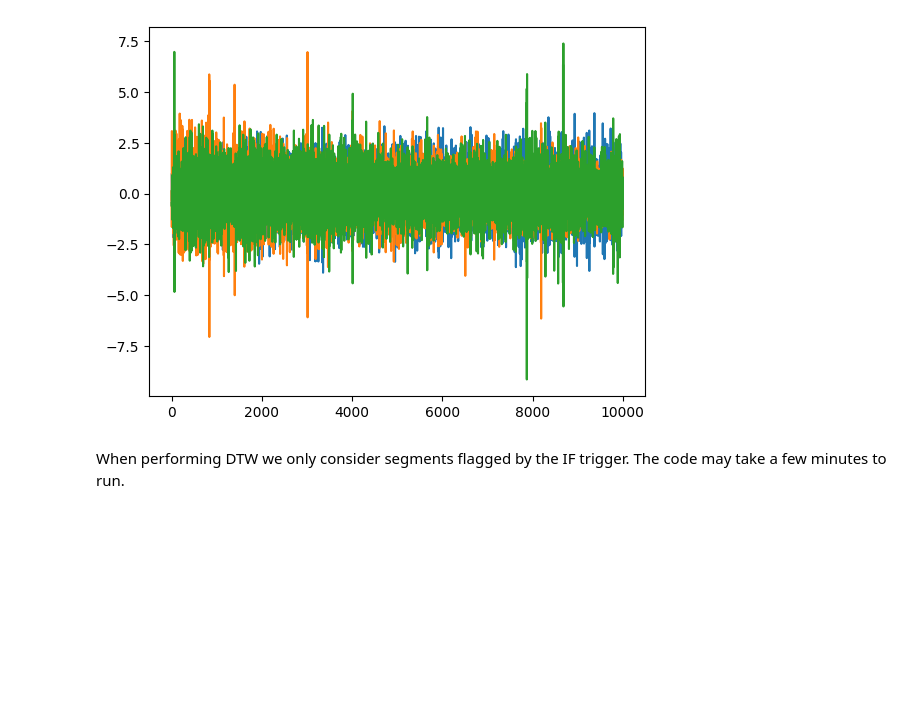
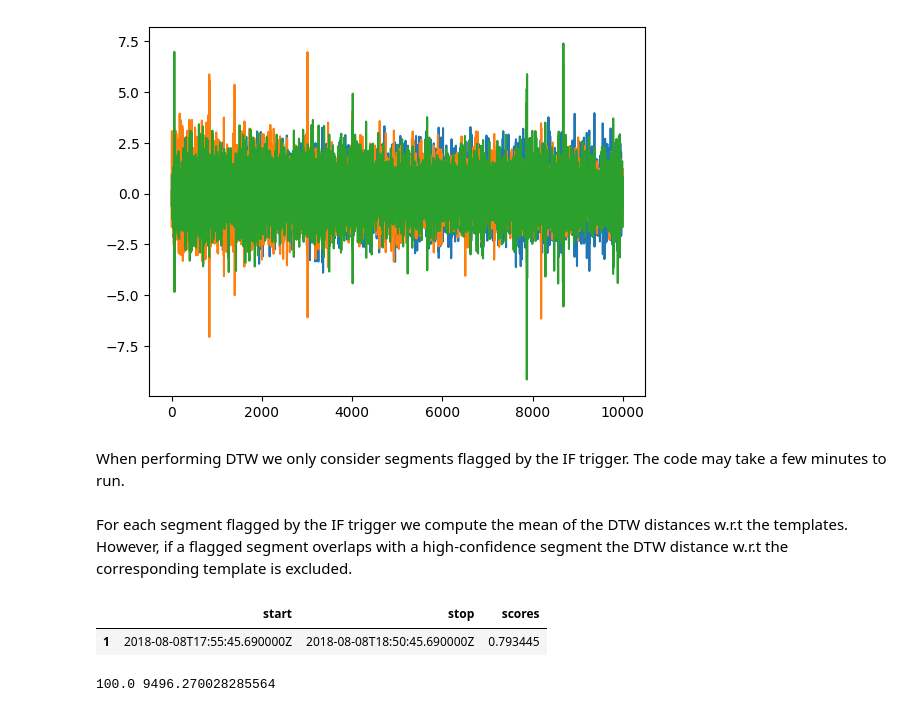
Before and after one commit to FKamper/seismic-isolation-forest, a Jupyter notebook: notebooks/dtw_illustration.ipynb, the cells around one changed output. Cells and saved outputs as stored; diff of their text form; code cells hidden in the pictures; blank space fills up the shorter version.

```diff
--- a/notebooks/dtw_illustration.ipynb
+++ b/notebooks/dtw_illustration.ipynb
@@ -70,3 +63,10 @@ for i in range(if_detections.shape[0]):
         )
     )
 dtw_dists = np.array(dtw_dists)
+# %% [markdown]
+For each segment flagged by the IF trigger we compute the mean of the DTW distances w.r.t the templates. However, if a flagged segment overlaps with a high-confidence segment the DTW distance w.r.t the corresponding template is excluded.
+# %%
+if_detections.loc[[i]]
+# %% [output]
+|  | start | stop | scores |
+| 1 | 2018-08-08T17:55:45.690000Z | 2018-08-08T18:50:45.690000Z | 0.793445 |
@@ -72,0 +95,7 @@ dtw_dists = np.array(dtw_dists)
+# %%
+_, min_len, score_thres = est_thresholds(
+    valid_detections, high_conf_flows, mode="upper"
+)
+print(min_len, score_thres)
+# %% [output]
+100.0 9496.270028285564
```
Also changed, not shown: parts of 6 cells of this notebook.
